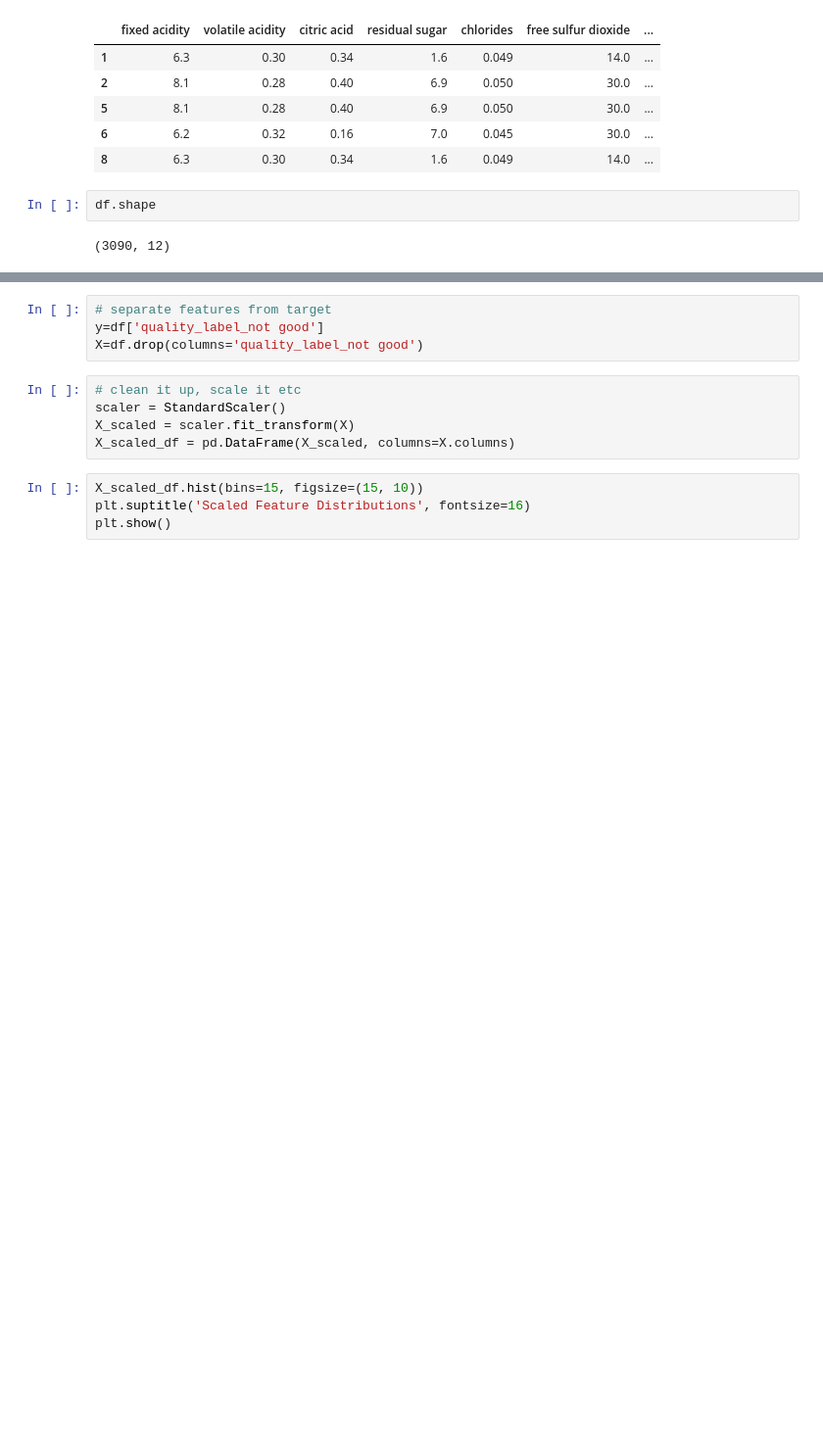
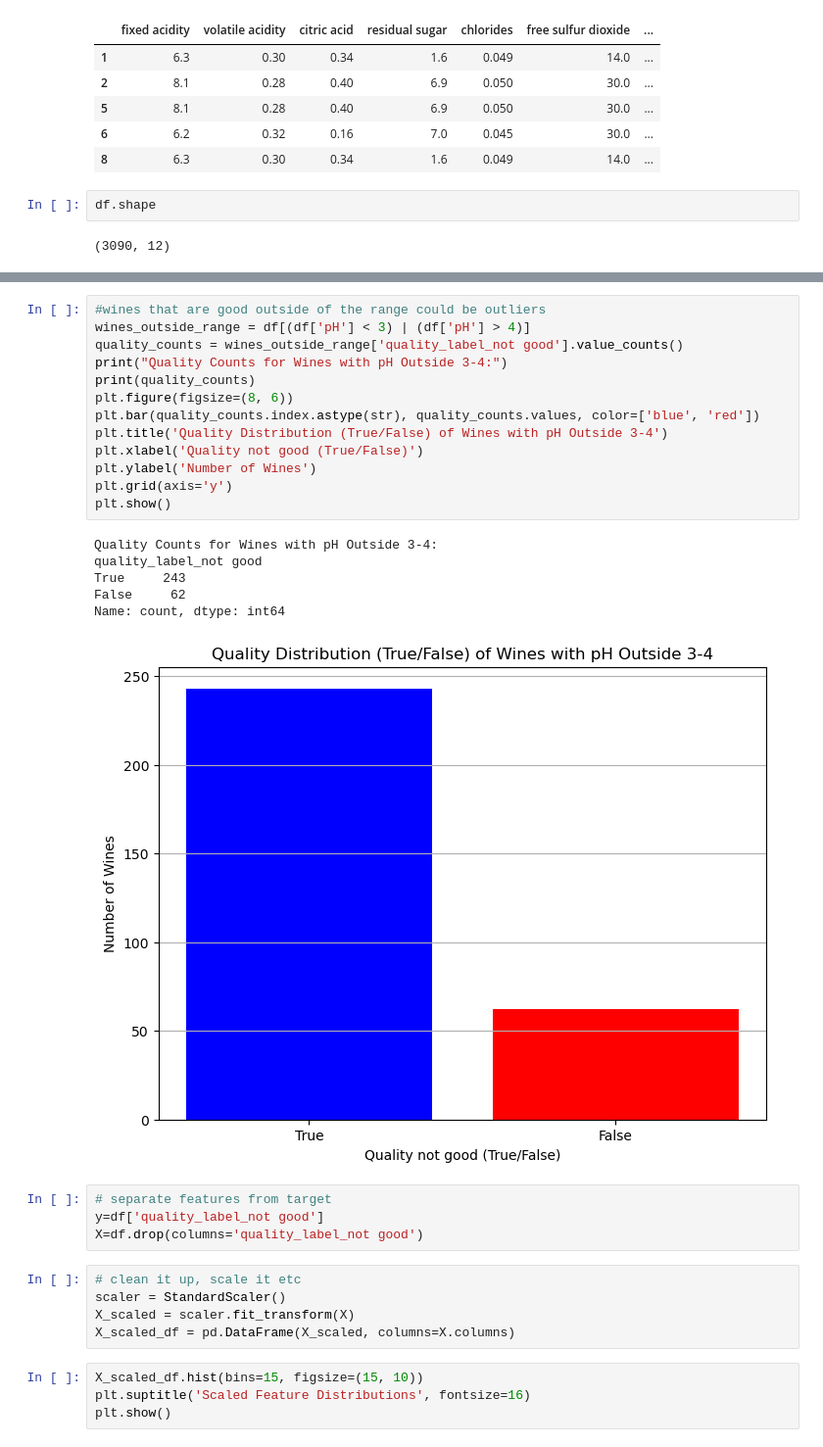
Before and after one commit to Robotrousers/Project4, a Jupyter notebook: VinoVista.ipynb, the cells around one changed output, grey strips where cells are left out. Shown at 98% size. Drawn from its saved outputs; the diff is of its cells as text; blank space fills up the shorter version.

```diff
--- a/VinoVista.ipynb
+++ b/VinoVista.ipynb
@@ -83,3 +132,23 @@ df.shape
+# %%
+#wines that are good outside of the range could be outliers
+wines_outside_range = df[(df['pH'] < 3) | (df['pH'] > 4)]
+quality_counts = wines_outside_range['quality_label_not good'].value_counts()
+print("Quality Counts for Wines with pH Outside 3-4:")
+print(quality_counts)
+plt.figure(figsize=(8, 6))
+plt.bar(quality_counts.index.astype(str), quality_counts.values, color=['blue', 'red'])
+plt.title('Quality Distribution (True/False) of Wines with pH Outside 3-4')
+plt.xlabel('Quality not good (True/False)')
+plt.ylabel('Number of Wines')
+plt.grid(axis='y')
+plt.show()
+# %% [output]
+Quality Counts for Wines with pH Outside 3-4:
+quality_label_not good
+True     243
+False     62
+Name: count, dtype: int64
+[figure, added]
 # %%
 # separate features from target
 y=df['quality_label_not good']
```
Also changed, not shown: parts of 3 cells of this notebook.
